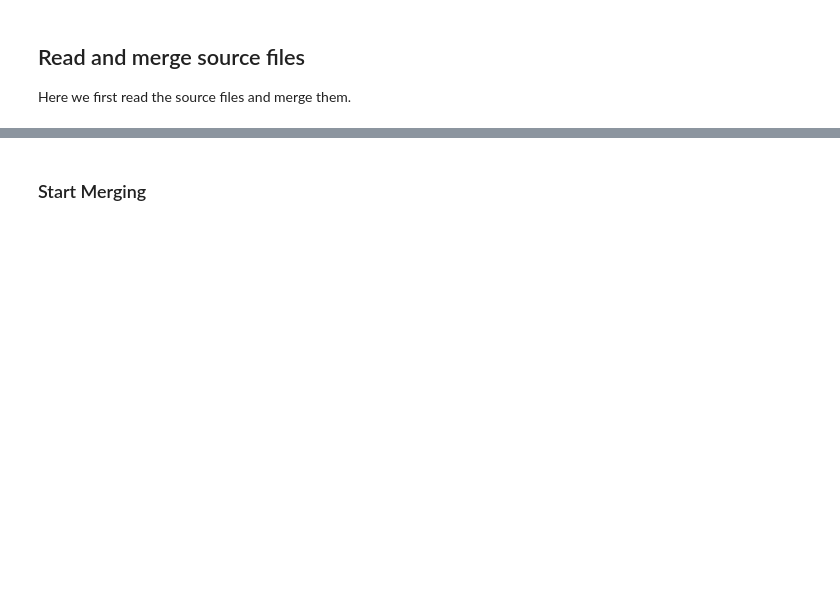
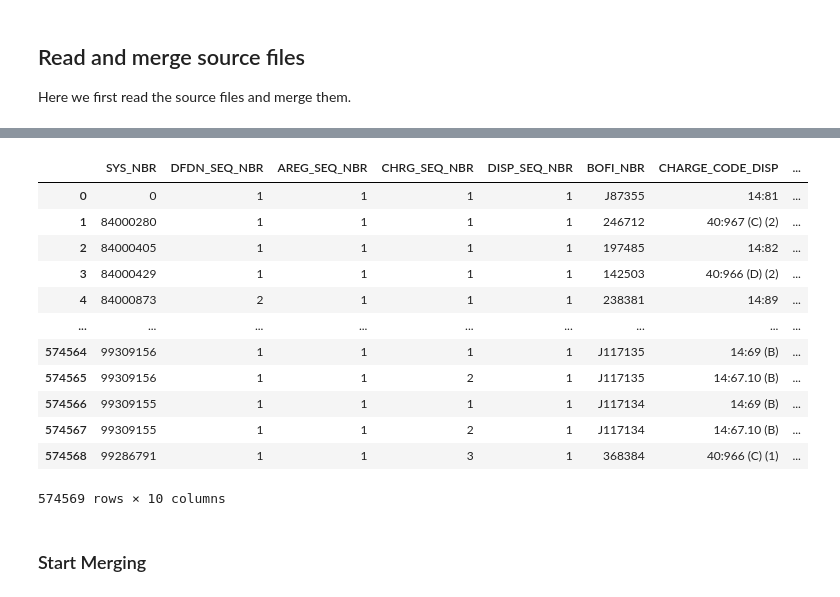
Before and after one commit to CoraJung/bandit-under-fairness-constraints, a Jupyter notebook: fairness_data_processing_complete.ipynb, the cells around one changed output, grey strips where cells are left out. Cells and saved outputs as stored; diff of their text form; code cells hidden in the pictures; blank space fills up the shorter version.

```diff
--- a/fairness_data_processing_complete.ipynb
+++ b/fairness_data_processing_complete.ipynb
@@ -68,0 +84,18 @@ df_dict['Wdxr'] = df_dict['Wdxr'][df_dict['Wdxr']['WITN_IS_VICTIM_FLAG']=='Y'].d
+# %%
+# Drop ADA/JUDGE from Chrg table
+df_dict['Disp'].drop(columns=['DISP_DATE_DISP', 'DISP_CODE_DISP'], inplace=True)
+df_dict['Disp']
+# %% [output]
+|  | SYS_NBR | DFDN_SEQ_NBR | AREG_SEQ_NBR | CHRG_SEQ_NBR | DISP_SEQ_NBR | BOFI_NBR | CHARGE_CODE_DISP | ... |
+| 0 | 0 | 1 | 1 | 1 | 1 | J87355 | 14:81 | ... |
+| 1 | 84000280 | 1 | 1 | 1 | 1 | 246712 | 40:967 (C) (2) | ... |
+| 2 | 84000405 | 1 | 1 | 1 | 1 | 197485 | 14:82 | ... |
+| 3 | 84000429 | 1 | 1 | 1 | 1 | 142503 | 40:966 (D) (2) | ... |
+| 4 | 84000873 | 2 | 1 | 1 | 1 | 238381 | 14:89 | ... |
+| ... | ... | ... | ... | ... | ... | ... | ... | ... |
+| 574564 | 99309156 | 1 | 1 | 1 | 1 | J117135 | 14:69 (B) | ... |
+| 574565 | 99309156 | 1 | 1 | 2 | 1 | J117135 | 14:67.10 (B) | ... |
+| 574566 | 99309155 | 1 | 1 | 1 | 1 | J117134 | 14:69 (B) | ... |
+| 574567 | 99309155 | 1 | 1 | 2 | 1 | J117134 | 14:67.10 (B) | ... |
+| 574568 | 99286791 | 1 | 1 | 3 | 1 | 368384 | 40:966 (C) (1) | ... |
+574569 rows × 10 columns
```
Also changed, not shown: parts of 30 cells of this notebook.
